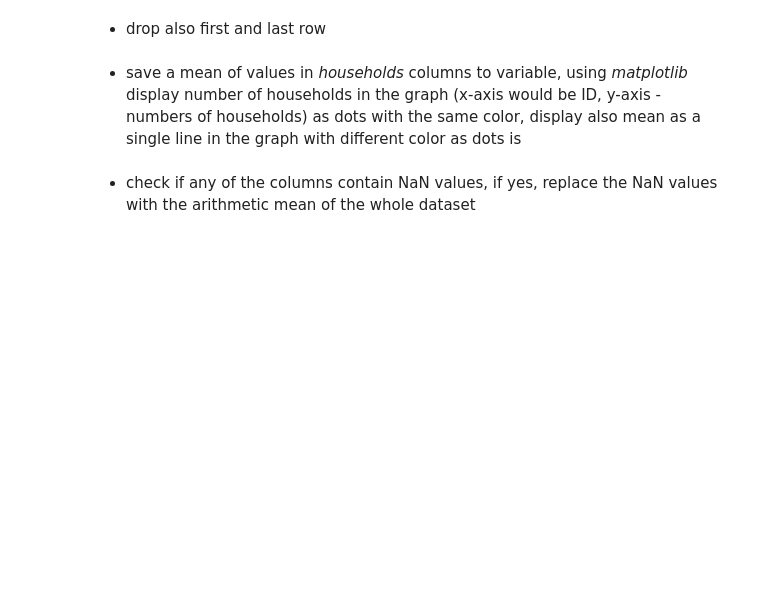
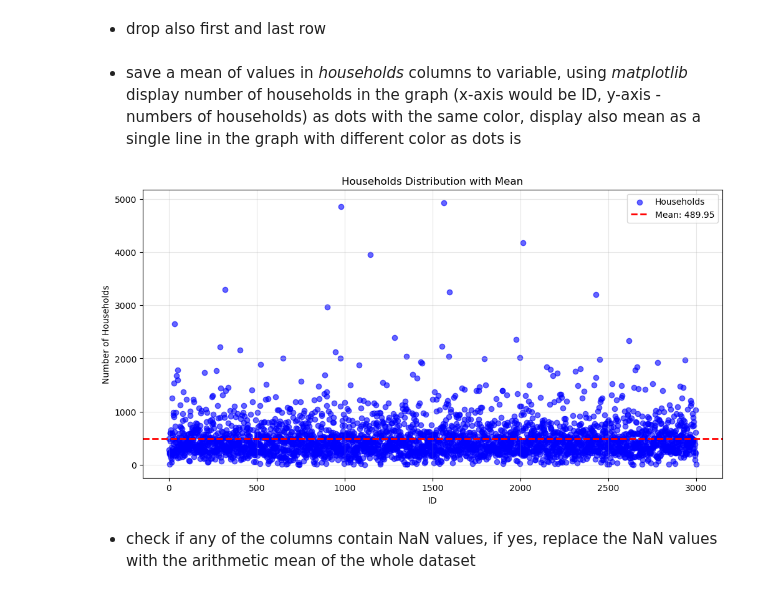
Before and after one commit to Zoomma1/VUT_Machine_Learning_Fundamentals_Victor_Germain, a Jupyter notebook: Lab02_Python_Introduction/Lab02.ipynb, the cells around one changed output. Drawn from its saved outputs; the diff is of its cells as text; code cells hidden in the pictures; blank space fills up the shorter version.

```diff
--- a/Lab02_Python_Introduction/Lab02.ipynb
+++ b/Lab02_Python_Introduction/Lab02.ipynb
@@ -393,3 +393,7 @@ Extend your *show_in_digi* function to be able to display an arbitary float numb
 The purpose of this exercise is to learn basic operations of **pandas** library. Use *california_housing_dataset* you can find in google colab to do following operations:
 # %% [markdown]
 - check what *dataset.describe()* does
+# %%
+import pandas as pd
+dataset = pd.read_csv('../sample_data/california_housing_test.csv')
+dataset.describe()
@@ -398,6 +428,23 @@ The purpose of this exercise is to learn basic operations of **pandas** library.
 # %% [markdown]
 - drop also first and last row
+# %%
+dataset = dataset.iloc[1:-1]
 # %% [markdown]
 - save a mean of values in *households* columns to variable, using *matplotlib* display number of households in the graph (x-axis would be ID, y-axis - numbers of households) as dots with the same color, display also mean as a single line in the graph with different color as dots is
+# %%
+households_mean = dataset['households'].mean()
+
+plt.figure(figsize=(12, 6))
+plt.scatter(dataset.index, dataset['households'], alpha=0.6, label='Households', color='blue')
+plt.axhline(y=households_mean, color='red', linestyle='--', linewidth=2, label=f'Mean: {households_mean:.2f}')
+
+plt.xlabel('ID')
+plt.ylabel('Number of Households')
+plt.title('Households Distribution with Mean')
+plt.legend()
+plt.grid(True, alpha=0.3)
+plt.show()
+# %% [output]
+[figure, added]
 # %% [markdown]
  - check if any of the columns contain NaN values, if yes, replace the NaN values with the arithmetic mean of the whole dataset
```
Also changed, not shown: parts of 8 cells of this notebook.
